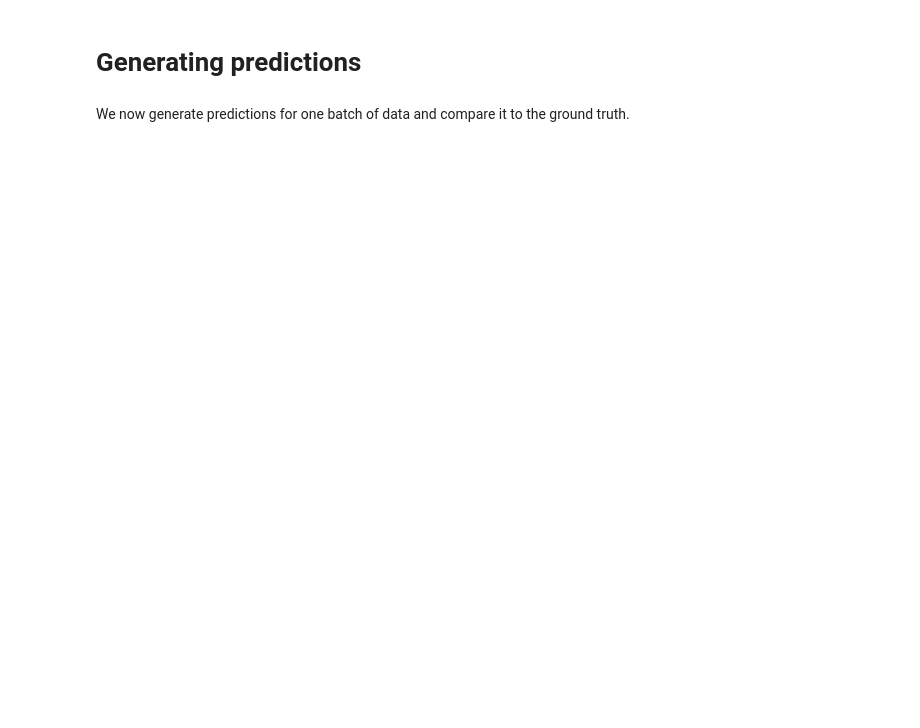
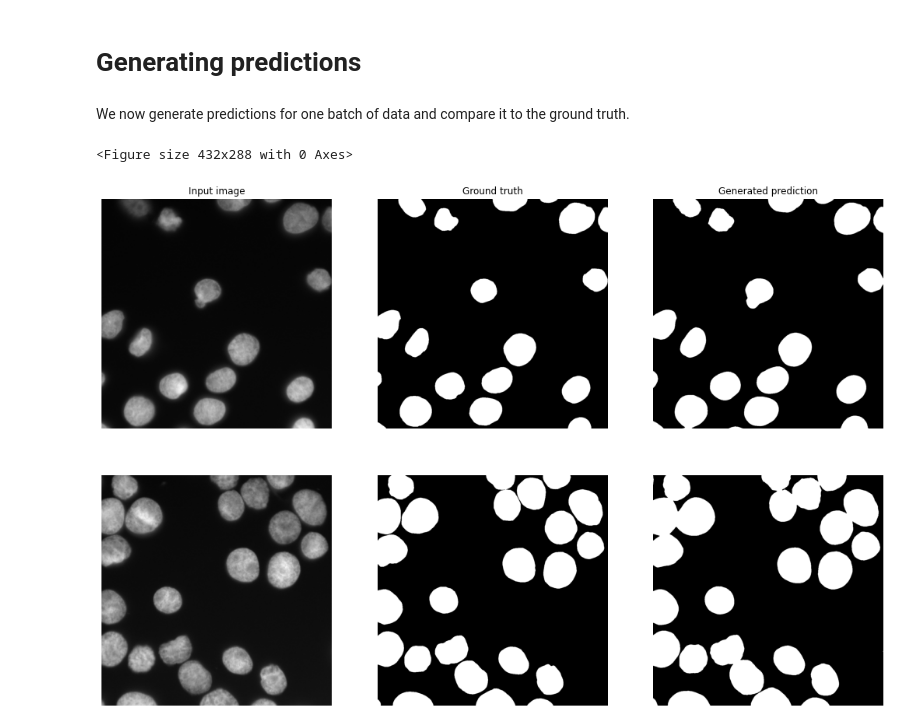
Before and after one commit to CRefice/ml-segmentation-project, a Jupyter notebook: notebook.ipynb, the cells around one changed output. Drawn from its saved outputs; the diff is of its cells as text; code cells hidden in the pictures; blank space fills up the shorter version.

```diff
--- a/notebook.ipynb
+++ b/notebook.ipynb
@@ -148,13 +150,13 @@ def combined_loss(output, label, criterion, bce_weight=.5):
   comb_loss = dice_l * bce_weight + CE_loss * (1 - bce_weight)
   return comb_loss
 # %%
-def evaluate(model, loader):
+def evaluate(model, loader, criterion):
     n_val = len(loader)
     tot = 0
     for image, labels in loader:
         with torch.no_grad():
             pred = model(image.to(device))
-            tot += dice_loss(pred, labels.to(device))
+            tot += criterion(pred, labels.to(device))
     return tot / n_val
 # %%
 def train_model(model, optimizer, criterion, scheduler, num_epochs=25):
@@ -175,12 +177,11 @@ def train_model(model, optimizer, criterion, scheduler, num_epochs=25):
         torch.cuda.empty_cache()
         for inputs, labels in train_loader:
             inputs = inputs.to(device)
-            labels = labels.to(device).long()
-            labels = labels.squeeze(1)
+            labels = labels.to(device)
             # zero the parameter gradients
             optimizer.zero_grad()
             outputs = model(inputs)
-            loss = combined_loss(outputs, labels, criterion)
+            loss = criterion(outputs, labels)
             loss.backward()
             optimizer.step()
             epoch_loss += loss.item()
@@ -192,7 +193,7 @@ def train_model(model, optimizer, criterion, scheduler, num_epochs=25):
 
         # Evaluation phase
         model.eval()
-        val_loss = evaluate(model, val_loader)
+        val_loss = evaluate(model, val_loader, criterion)
         if val_loss < best_loss:
             best_model_wts = copy.deepcopy(model.state_dict())
 
@@ -212,11 +213,13 @@ MOMENTUM = 0.99
 torch.cuda.empty_cache()
 # Observe that all parameters are being optimized
 optimizer = torch.optim.Adam(model.parameters(), lr=LEARNING_RATE, weight_decay=WEIGHT_DECAY)
-criterion = nn.CrossEntropyLoss()
-# criterion = nn.BCEWithLogitsLoss()
+if CLASS_NUMBER > 2:
+    criterion = nn.CrossEntropyLoss()
+else:
+    criterion = nn.BCEWithLogitsLoss()
+
 # Maybe interesting to use later
 exp_lr_scheduler = torch.optim.lr_scheduler.StepLR(optimizer, step_size=25, gamma=0.1)
-
 model = train_model(model, optimizer, criterion, exp_lr_scheduler, num_epochs=TRN_EPOCHS)
 # %% [output]
 Epoch 1/20
@@ -242,28 +245,29 @@ Took 0m 13s
 We now generate predictions for one batch of data and compare it to the ground truth.
 # %%
 inputs, labels = next(iter(val_loader))
-with torch.no_grad():
-    outputs = model.predict(inputs.to(device))
-    outputs = F.softmax(outputs, dim=1)
+outputs = model.predict(inputs.to(device))
 # %%
 plt.gray()
 count = len(inputs)
 fig = plt.figure(figsize=(6 * 3, 6 * count))
 axs = fig.subplots(count, 3)
 
 for ax in axs.flat:
     ax.axis("off")
 
 column_labels = ["Input image", "Ground truth", "Generated prediction"]
 for ax, label in zip(axs[0], column_labels):
     ax.set_title(label)
 
 for i in range(count):
-    axs[i, 0].imshow(inputs[i].cpu().squeeze())
-    axs[i, 1].imshow(labels[i].cpu().squeeze())
+    axs[i, 0].imshow(inputs[i].squeeze())
+    axs[i, 1].imshow(labels[i].squeeze())
     axs[i, 2].imshow(outputs[i].cpu().squeeze())
 
 fig.show()
+# %% [output]
+<Figure size 432x288 with 0 Axes>
+[figure, added]
 # %%
 image = labels[0,:,:,:].numpy().squeeze()
 # %%
```
Also changed, not shown: parts of 10 cells of this notebook.
